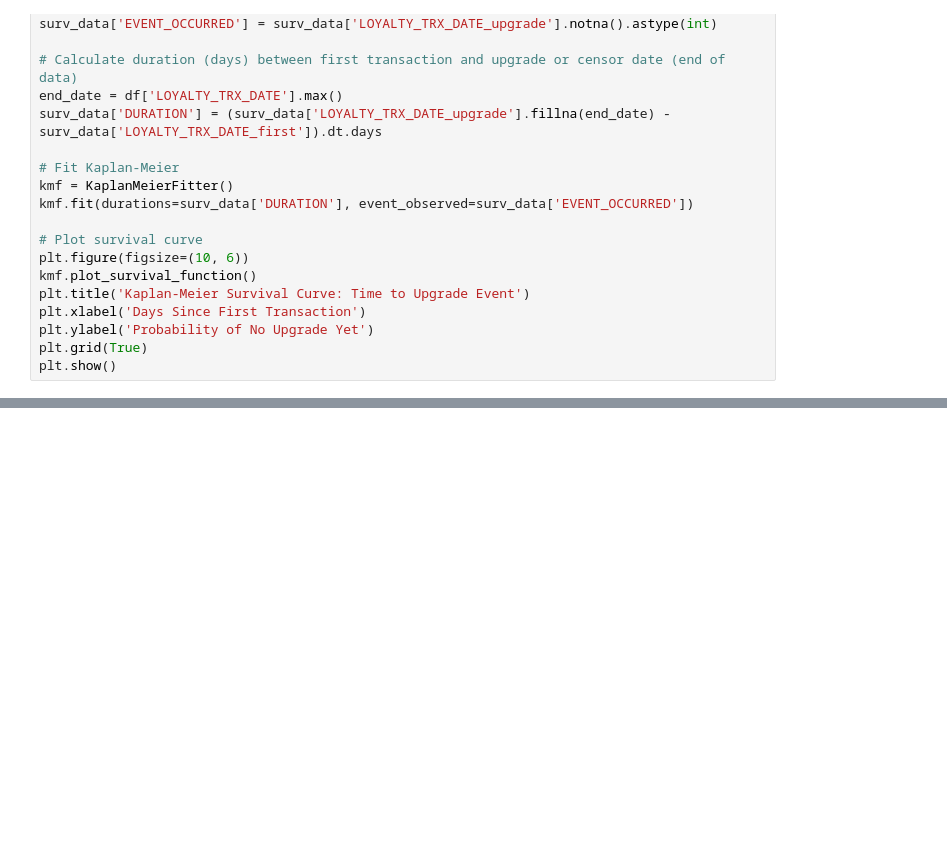
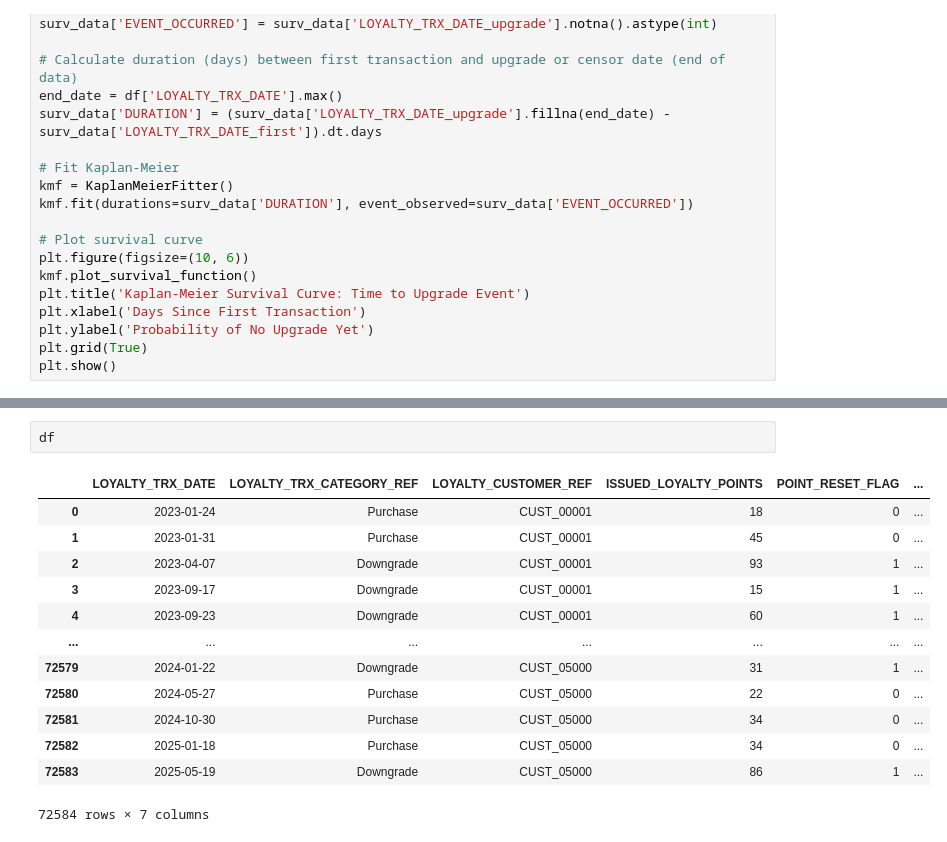
Before and after one commit to marcaroland/playground_repo, a Jupyter notebook: test.ipynb, the cells around one changed output, grey strips where cells are left out. Saved outputs shown, nothing was run; the diff lists cells and outputs as text; blank space fills up the shorter version.

```diff
--- a/test.ipynb
+++ b/test.ipynb
@@ -398,0 +462,16 @@ plt.show()
+# %%
+df
+# %% [output]
+|  | LOYALTY_TRX_DATE | LOYALTY_TRX_CATEGORY_REF | LOYALTY_CUSTOMER_REF | ISSUED_LOYALTY_POINTS | POINT_RESET_FLAG | ... |
+| 0 | 2023-01-24 | Purchase | CUST_00001 | 18 | 0 | ... |
+| 1 | 2023-01-31 | Purchase | CUST_00001 | 45 | 0 | ... |
+| 2 | 2023-04-07 | Downgrade | CUST_00001 | 93 | 1 | ... |
+| 3 | 2023-09-17 | Downgrade | CUST_00001 | 15 | 1 | ... |
+| 4 | 2023-09-23 | Downgrade | CUST_00001 | 60 | 1 | ... |
+| ... | ... | ... | ... | ... | ... | ... |
+| 72579 | 2024-01-22 | Downgrade | CUST_05000 | 31 | 1 | ... |
+| 72580 | 2024-05-27 | Purchase | CUST_05000 | 22 | 0 | ... |
+| 72581 | 2024-10-30 | Purchase | CUST_05000 | 34 | 0 | ... |
+| 72582 | 2025-01-18 | Purchase | CUST_05000 | 34 | 0 | ... |
+| 72583 | 2025-05-19 | Downgrade | CUST_05000 | 86 | 1 | ... |
+72584 rows × 7 columns
```
Also changed, not shown: parts of 7 cells of this notebook.
